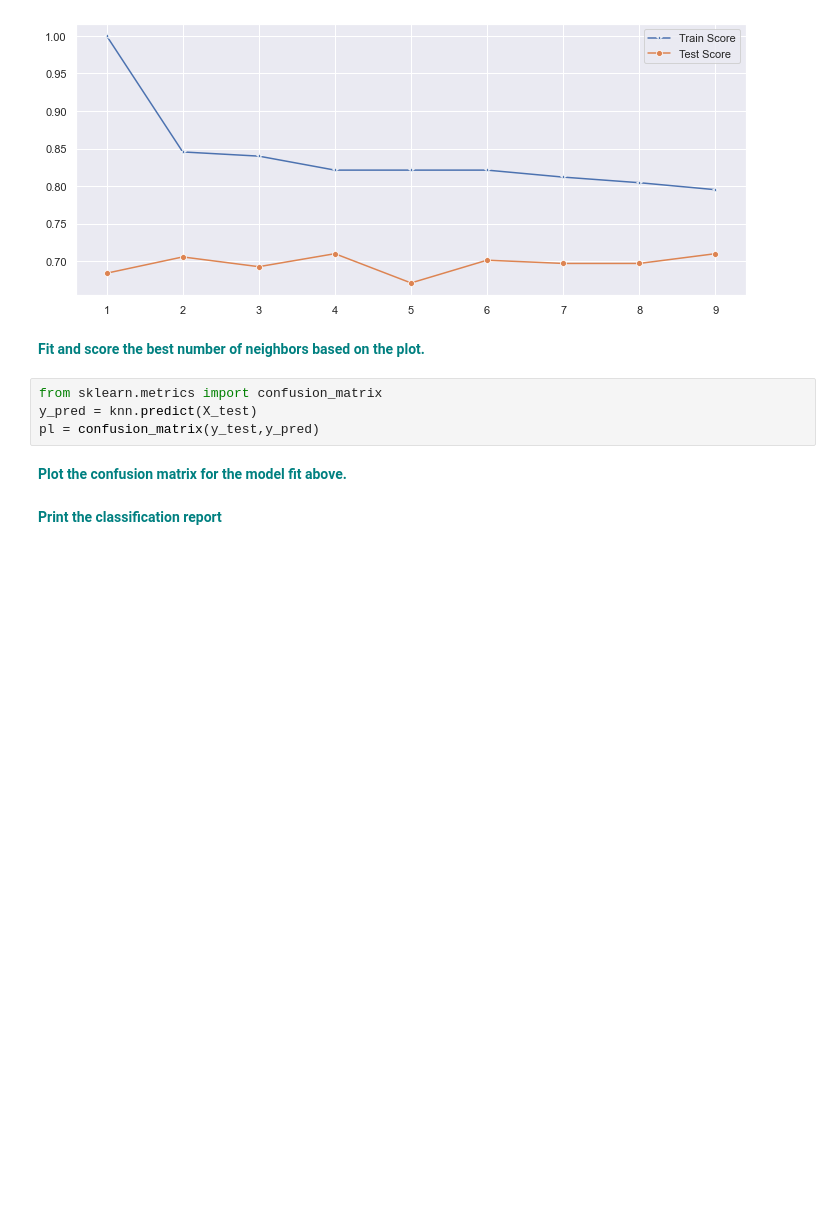
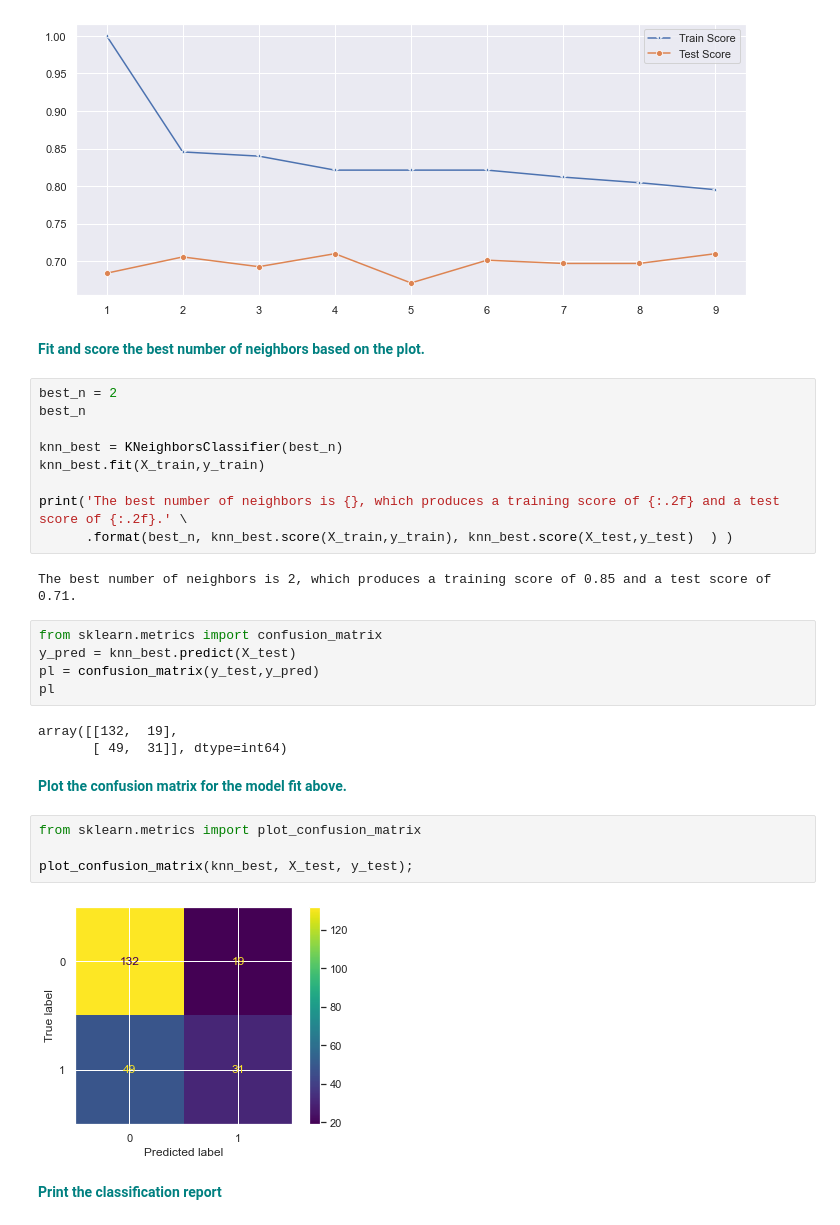
Before and after one commit to Khalif81/DiabetesAnalysis_KNN, a Jupyter notebook: DiabetesAnalysis_KNN.ipynb, the cells around one changed output. Saved outputs shown, nothing was run; the diff lists cells and outputs as text; blank space fills up the shorter version.

```diff
--- a/DiabetesAnalysis_KNN.ipynb
+++ b/DiabetesAnalysis_KNN.ipynb
@@ -254,11 +254,32 @@ p = sns.lineplot(range(1,10),test_scores,marker='o',label='Test Score')
 [figure]
 # %% [markdown]
 **<font color='teal'> Fit and score the best number of neighbors based on the plot. </font>**
+# %%
+best_n = 2
+best_n
+
+knn_best = KNeighborsClassifier(best_n)
+knn_best.fit(X_train,y_train)
+
+print('The best number of neighbors is {}, which produces a training score of {:.2f} and a test score of {:.2f}.' \
+      .format(best_n, knn_best.score(X_train,y_train), knn_best.score(X_test,y_test)  ) )
+# %% [output]
+The best number of neighbors is 2, which produces a training score of 0.85 and a test score of 0.71.
 # %%
 from sklearn.metrics import confusion_matrix
-y_pred = knn.predict(X_test)
+y_pred = knn_best.predict(X_test)
 pl = confusion_matrix(y_test,y_pred)
+pl
+# %% [output]
+array([[132,  19],
+       [ 49,  31]], dtype=int64)
 # %% [markdown]
 **<font color='teal'> Plot the confusion matrix for the model fit above. </font>**
+# %%
+from sklearn.metrics import plot_confusion_matrix
+
+plot_confusion_matrix(knn_best, X_test, y_test);
+# %% [output]
+[figure, added]
 # %% [markdown]
 **<font color='teal'> Print the classification report </font>**
```
Also changed, not shown: parts of 6 cells of this notebook.
